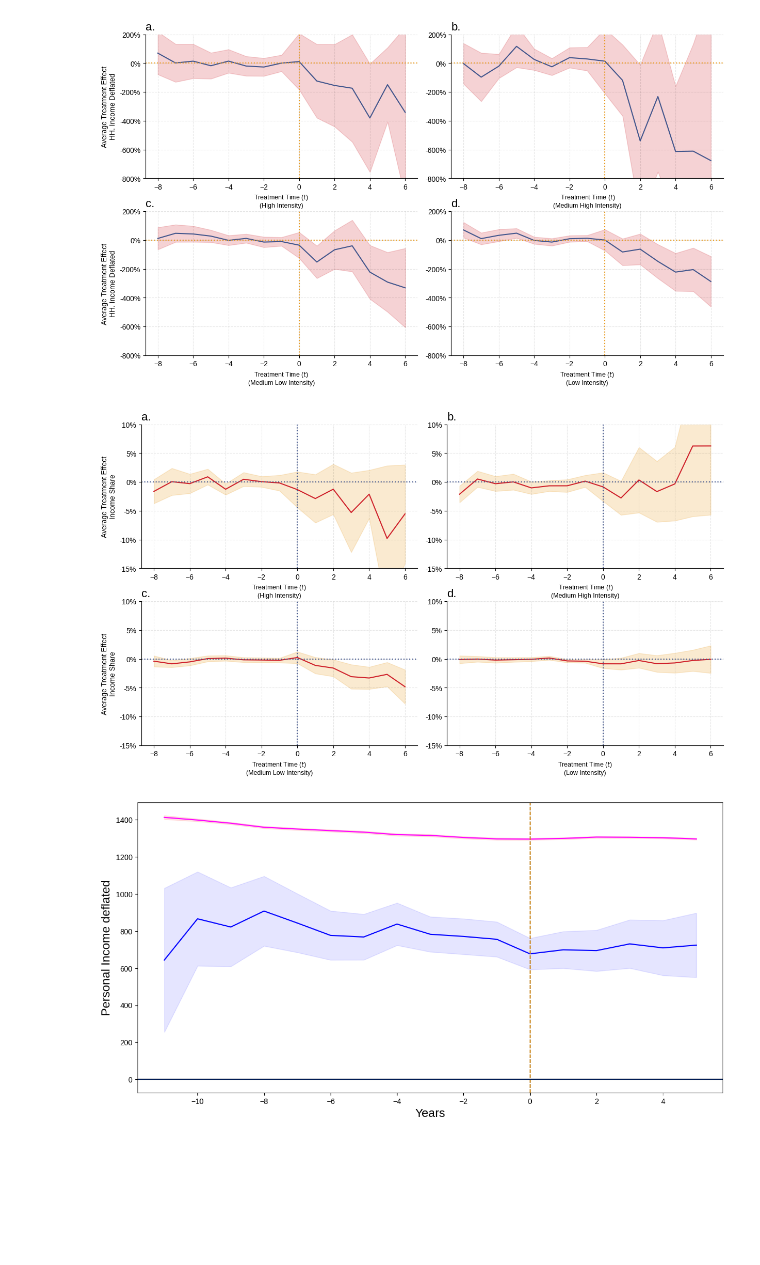
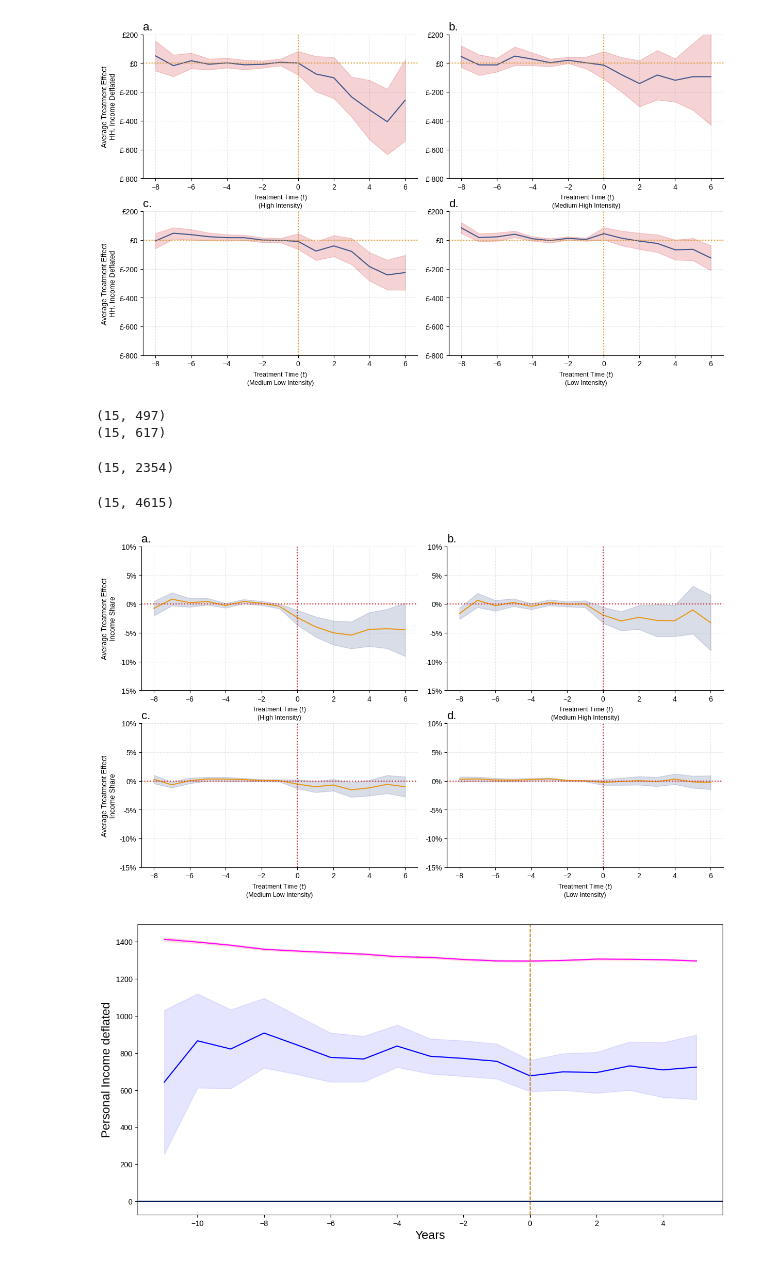
Before and after one commit to centre-for-care/costofcare, a Jupyter notebook: src/plot_results_dv.ipynb, the cells around one changed output. Saved outputs shown, nothing was run; the diff lists cells and outputs as text; code cells hidden in the pictures; blank space fills up the shorter version.

```diff
--- a/src/plot_results_dv.ipynb
+++ b/src/plot_results_dv.ipynb
@@ -12,22 +19,23 @@ def plot(path_to_data, ax):
     colors =  ['#41558c', '#E89818', '#CF202A']
     differences = pd.read_csv(path_to_data, index_col=0)[-8:6]
     differences.mean(axis=1).plot(color=colors[0], ax=ax)
+    print(differences.shape)
     ax.axvline(x=0, linestyle='dotted', color=colors[2])
     ax.axhline(y=0, linestyle='dotted', color=colors[2])
     ax.fill_between(x=differences.index,
                  y1=differences.mean(axis=1) + (1.96*(differences.std(axis=1)/differences.count(axis=1).apply(math.sqrt))),
                  y2=differences.mean(axis=1) - (1.96*(differences.std(axis=1)/differences.count(axis=1).apply(math.sqrt))),
                      color=colors[1], alpha=0.2)
-    ax.yaxis.set_major_formatter('{x:1.0f}%')
+    ax.yaxis.set_major_formatter('£{x:1.0f}')
     ax.grid(linestyle='--', color='k', alpha=0.1, zorder=0)
     ax.yaxis.set_major_locator(plt.MaxNLocator(6))
     plt.tight_layout()
     sns.despine()
 
-path1 = '../final_outputs/w_diffs_ind_inc_deflated_hi_emp.csv'
-path2 = '../final_outputs/w_diffs_ind_inc_deflated_mhi_emp.csv'
-path3 = '../final_outputs/w_diffs_ind_inc_deflated_mli_emp.csv'
-path4 = '../final_outputs/w_diffs_ind_inc_deflated_li_emp.csv'
+path1 = '../outputs/w_diffs_ind_inc_deflated_hi.csv'
+path2 = '../outputs/w_diffs_ind_inc_deflated_mhi.csv'
+path3 = '../outputs/w_diffs_ind_inc_deflated_mli.csv'
+path4 = '../outputs/w_diffs_ind_inc_deflated_li.csv'
 
 varname = 'Ind. Income Deflated'
 mpl.rc('font', family='Liberation Sans')
@@ -64,62 +127,63 @@ def plot(path_to_data, ax):
                  y1=differences.mean(axis=1) + (1.96*(differences.std(axis=1)/differences.count(axis=1).apply(math.sqrt))),
                  y2=differences.mean(axis=1) - (1.96*(differences.std(axis=1)/differences.count(axis=1).apply(math.sqrt))),
                      color=colors[2], alpha=0.2)
-    ax.yaxis.set_major_formatter('{x:1.0f}%')
+    ax.yaxis.set_major_formatter('£{x:1.0f}')
     ax.grid(linestyle='--', color='k', alpha=0.1, zorder=0)
     ax.yaxis.set_major_locator(plt.MaxNLocator(6))
     plt.tight_layout()
     sns.despine()
 
-path1 = '../final_outputs/w_diffs_hh_inc_deflated_hi_emp.csv'
-path2 = '../final_outputs/w_diffs_hh_inc_deflated_mhi_emp.csv'
-path3 = '../final_outputs/w_diffs_hh_inc_deflated_mli_emp.csv'
-path4 = '../final_outputs/w_diffs_hh_inc_deflated_li_emp.csv'
+path1 = '../outputs/w_diffs_hh_inc_deflated_hi.csv'
+path2 = '../outputs/w_diffs_hh_inc_deflated_mhi.csv'
+path3 = '../outputs/w_diffs_hh_inc_deflated_mli.csv'
+path4 = '../outputs/w_diffs_hh_inc_deflated_li.csv'
 
 varname = 'HH. Income Deflated'
 mpl.rc('font', family='Liberation Sans')
 
 
 fig, ((ax1, ax2), (ax3, ax4)) = plt.subplots(ncols=2, nrows=2, figsize=(12, 7),
                         layout="constrained")
 custom_ylim = (-800, 200)
 plt.setp(((ax1, ax2), (ax3, ax4)), ylim=custom_ylim)
 plot(path1, ax1)
 plot(path2, ax2)
 plot(path3, ax3)
 plot(path4, ax4)
 ax1.set_ylabel(' Average Treatment Effect \n' + varname)
 ax3.set_ylabel(' Average Treatment Effect \n' + varname)
 ax1.set_xlabel('Treatment Time ($t$)\n  (High Intensity)  ', fontsize=9)
 ax2.set_xlabel(' Treatment Time ($t$) \n(Medium High Intensity)', fontsize=9)
 ax3.set_xlabel('Treatment Time ($t$)\n(Medium Low Intensity)', fontsize=9)
 ax4.set_xlabel('Treatment Time ($t$)\n  (Low Intensity)  ', fontsize=9)
 min_y = 0
 max_y = 0
 for ax, letter in zip([ax1, ax2, ax3, ax4], ['a.', 'b.', 'c.', 'd.']):
     ax.set_title(letter, loc='left', fontsize=16)
 # %% [output]
-[figure, old version]
+[figure, new version]
 # %%
 def plot(path_to_data, ax):
     colors =  ['#41558c', '#E89818', '#CF202A']
     differences = pd.read_csv(path_to_data, index_col=0)[-8:6]
-    differences.mean(axis=1).plot(color=colors[2], ax=ax)
-    ax.axvline(x=0, linestyle='dotted', color=colors[0])
-    ax.axhline(y=0, linestyle='dotted', color=colors[0])
+    differences.mean(axis=1).plot(color=colors[1], ax=ax)
+    print(differences.shape)
+    ax.axvline(x=0, linestyle='dotted', color=colors[2])
+    ax.axhline(y=0, linestyle='dotted', color=colors[2])
     ax.fill_between(x=differences.index,
                  y1=differences.mean(axis=1) + (1.96*(differences.std(axis=1)/differences.count(axis=1).apply(math.sqrt))),
                  y2=differences.mean(axis=1) - (1.96*(differences.std(axis=1)/differences.count(axis=1).apply(math.sqrt))),
-                     color=colors[1], alpha=0.2)
+                     color=colors[0], alpha=0.2)
     ax.yaxis.set_major_formatter('{x:1.0f}%')
     ax.grid(linestyle='--', color='k', alpha=0.1, zorder=0)
     ax.yaxis.set_major_locator(plt.MaxNLocator(6))
     plt.tight_layout()
     sns.despine()
 
-path1 = '../final_outputs/w_diffs_inc_share_hi_emp.csv'
-path2 = '../final_outputs/w_diffs_inc_share_mhi_emp.csv'
-path3 = '../final_outputs/w_diffs_inc_share_mli_emp.csv'
-path4 = '../final_outputs/w_diffs_inc_share_li_emp.csv'
+path1 = '../outputs/w_diffs_inc_share_hi.csv'
+path2 = '../outputs/w_diffs_inc_share_mhi.csv'
+path3 = '../outputs/w_diffs_inc_share_mli.csv'
+path4 = '../outputs/w_diffs_inc_share_li.csv'
 
 varname = 'Income Share'
 mpl.rc('font', family='Liberation Sans')
@@ -144,7 +208,11 @@ max_y = 0
 for ax, letter in zip([ax1, ax2, ax3, ax4], ['a.', 'b.', 'c.', 'd.']):
     ax.set_title(letter, loc='left', fontsize=16)
 # %% [output]
+(15, 497)
+(15, 617)
+(15, 2354)
+(15, 4615)
-[figure, old version]
+[figure, new version]
 # %%
 mpl.rc('font', family='Liberation Sans')
 
```
Also changed, not shown: parts of 4 cells of this notebook, 44 other files.
